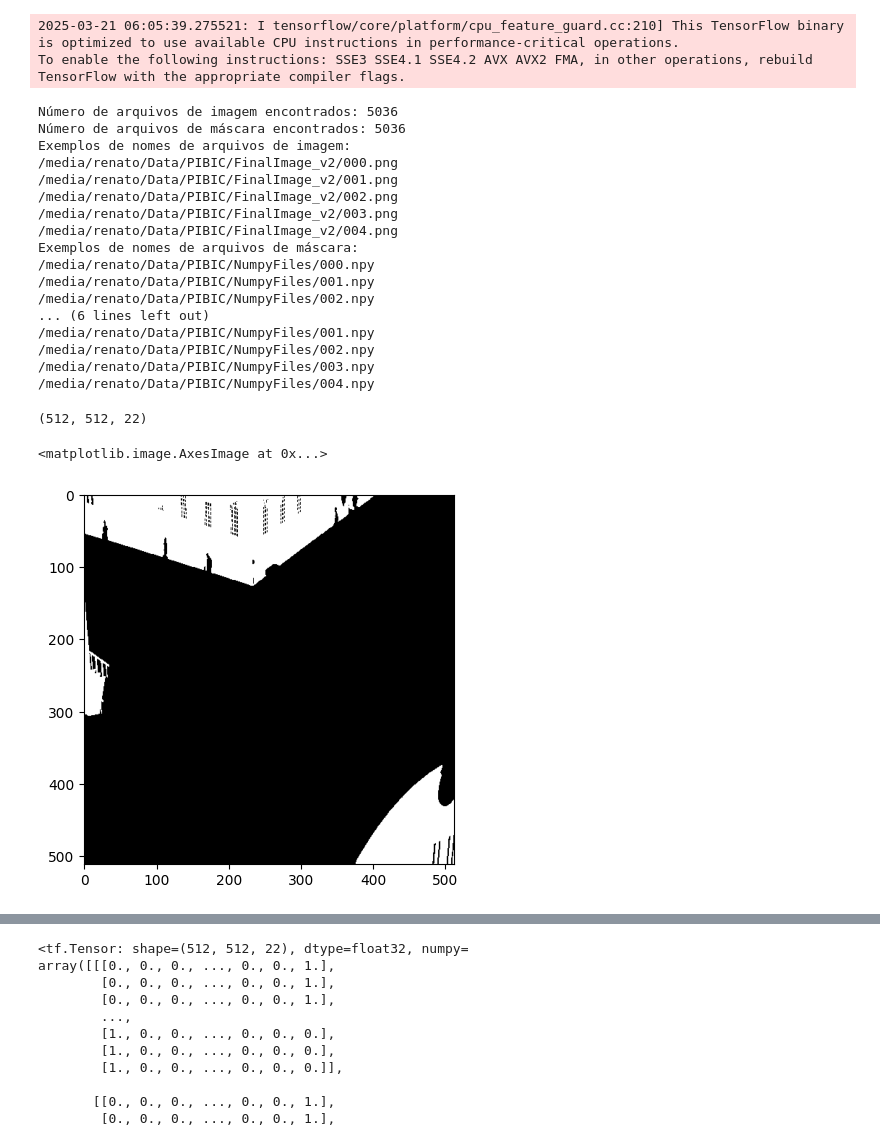
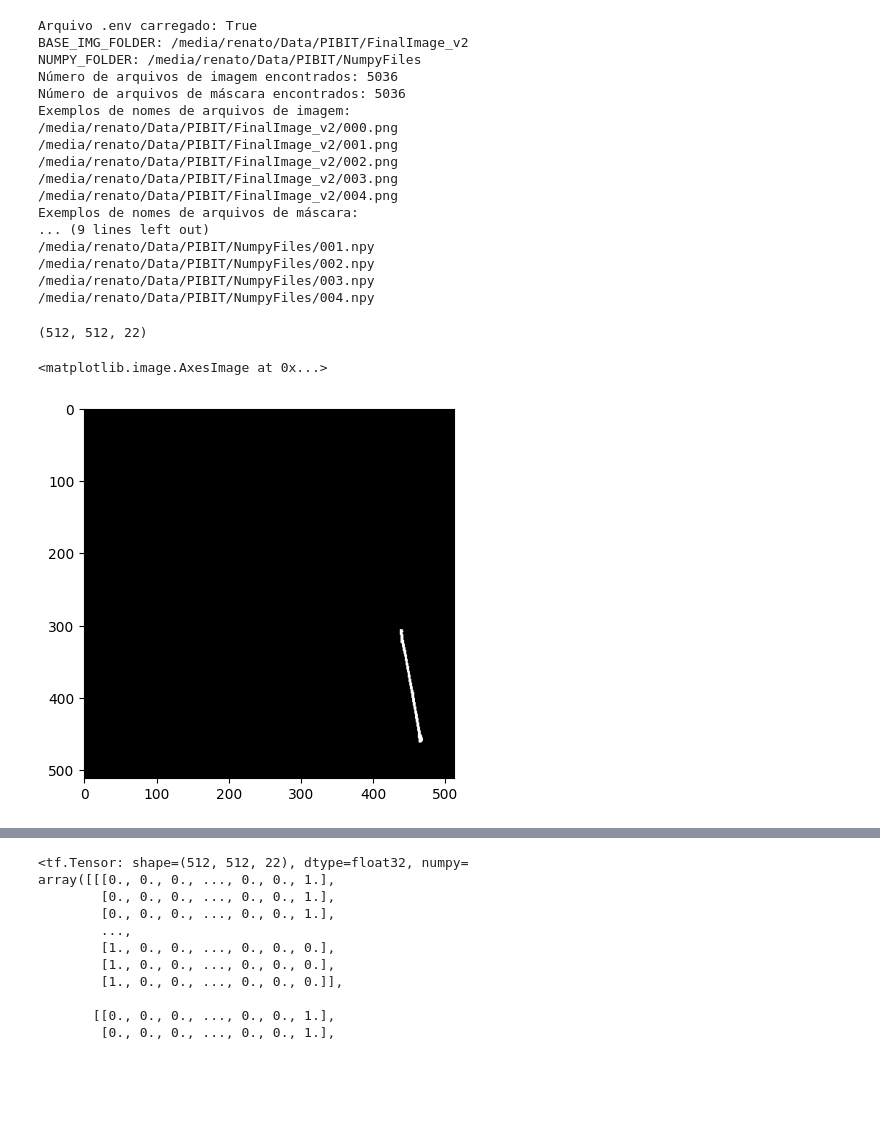
Before and after one commit to rpgouveia/pucpr_pibiti_semantic_segmentation, a Jupyter notebook: study_tf_unet_multilabel_model_v2.ipynb, the cells around one changed output, grey strips where cells are left out. Saved outputs shown, nothing was run; the diff lists cells and outputs as text; code cells hidden in the pictures; blank space fills up the shorter version.

```diff
--- a/study_tf_unet_multilabel_model_v2.ipynb
+++ b/study_tf_unet_multilabel_model_v2.ipynb
@@ -9,11 +9,19 @@ from dotenv import load_dotenv
 
 ### 1. Configurar o caminho e criar lista de imagens ###
 load_dotenv()
+print(f"Arquivo .env carregado: {load_dotenv()}")
 
-img_dir = os.getenv("BASE_IMG_FOLDER")
-img_dir = pathlib.Path(img_dir)
-mask_dir = os.getenv("NUMPY_FOLDER")
-mask_dir = pathlib.Path(mask_dir)
+img_dir_str = os.getenv("BASE_IMG_FOLDER")
+print(f"BASE_IMG_FOLDER: {os.getenv('BASE_IMG_FOLDER')}")
+if img_dir_str is None:
+    raise ValueError("A variável de ambiente BASE_IMG_FOLDER não está definida no arquivo .env")
+img_dir = pathlib.Path(img_dir_str)
+
+mask_dir_str = os.getenv("NUMPY_FOLDER")
+print(f"NUMPY_FOLDER: {os.getenv('NUMPY_FOLDER')}")
+if mask_dir_str is None:
+    raise ValueError("A variável de ambiente NUMPY_FOLDER não está definida no arquivo .env")
+mask_dir = pathlib.Path(mask_dir_str)
 
 # Verificar se o diretório existe
 if not os.path.exists(mask_dir):
@@ -67,38 +75,36 @@ print("\nPrimeiros 5 caminhos de máscaras:")
 for path in mask_files[:5]:
     print(path)
 # %% [output]
-2025-03-21 06:05:39.275521: I tensorflow/core/platform/cpu_feature_guard.cc:210] This TensorFlow binary is optimized to use available CPU instructions in performance-critical operations.
-To enable the following instructions: SSE3 SSE4.1 SSE4.2 AVX AVX2 FMA, in other operations, rebuild TensorFlow with the appropriate compiler flags.
+Arquivo .env carregado: True
+BASE_IMG_FOLDER: /media/renato/Data/PIBIT/FinalImage_v2
+NUMPY_FOLDER: /media/renato/Data/PIBIT/NumpyFiles
+Número de arquivos de imagem encontrados: 5036
+Número de arquivos de máscara encontrados: 5036
+Exemplos de nomes de arquivos de imagem:
+/media/renato/Data/PIBIT/FinalImage_v2/000.png
+/media/renato/Data/PIBIT/FinalImage_v2/001.png
+/media/renato/Data/PIBIT/FinalImage_v2/002.png
+/media/renato/Data/PIBIT/FinalImage_v2/003.png
+/media/renato/Data/PIBIT/FinalImage_v2/004.png
+Exemplos de nomes de arquivos de máscara:
+... (9 lines left out)
+/media/renato/Data/PIBIT/NumpyFiles/001.npy
+/media/renato/Data/PIBIT/NumpyFiles/002.npy
+/media/renato/Data/PIBIT/NumpyFiles/003.npy
+/media/renato/Data/PIBIT/NumpyFiles/004.npy
-Número de arquivos de imagem encontrados: 5036
-Número de arquivos de máscara encontrados: 5036
-Exemplos de nomes de arquivos de imagem:
-/media/renato/Data/PIBIC/FinalImage_v2/000.png
-/media/renato/Data/PIBIC/FinalImage_v2/001.png
-/media/renato/Data/PIBIC/FinalImage_v2/002.png
-/media/renato/Data/PIBIC/FinalImage_v2/003.png
-/media/renato/Data/PIBIC/FinalImage_v2/004.png
-Exemplos de nomes de arquivos de máscara:
-/media/renato/Data/PIBIC/NumpyFiles/000.npy
-/media/renato/Data/PIBIC/NumpyFiles/001.npy
-/media/renato/Data/PIBIC/NumpyFiles/002.npy
-... (6 lines left out)
-/media/renato/Data/PIBIC/NumpyFiles/001.npy
-/media/renato/Data/PIBIC/NumpyFiles/002.npy
-/media/renato/Data/PIBIC/NumpyFiles/003.npy
-/media/renato/Data/PIBIC/NumpyFiles/004.npy
 # %%
 import numpy as np
 # Linux
-mask = np.load(r'/media/renato/Data/PIBIC/NumpyFiles/000.npy')
+mask = np.load(r'/media/renato/Data/PIBIT/NumpyFiles/2750.npy')
 
 # Windows
-# mask = np.load('C:\\Users\\Renato\\Documents\\PIBIC\\NumpyFiles\\000.npy')
+# mask = np.load('C:\\Users\\Renato\\Documents\\PIBIT\\NumpyFiles\\000.npy')
 # %%
 mask.shape
 # %% [output]
 (512, 512, 22)
 # %%
-plt.imshow(mask[:,:,0], cmap='gray')
+plt.imshow(mask[:,:,6], cmap='gray')
 # %% [output]
 <matplotlib.image.AxesImage at 0x...>
-[figure, old version]
+[figure, new version]
```
Also changed, not shown: parts of 7 cells of this notebook, 4 other files.
